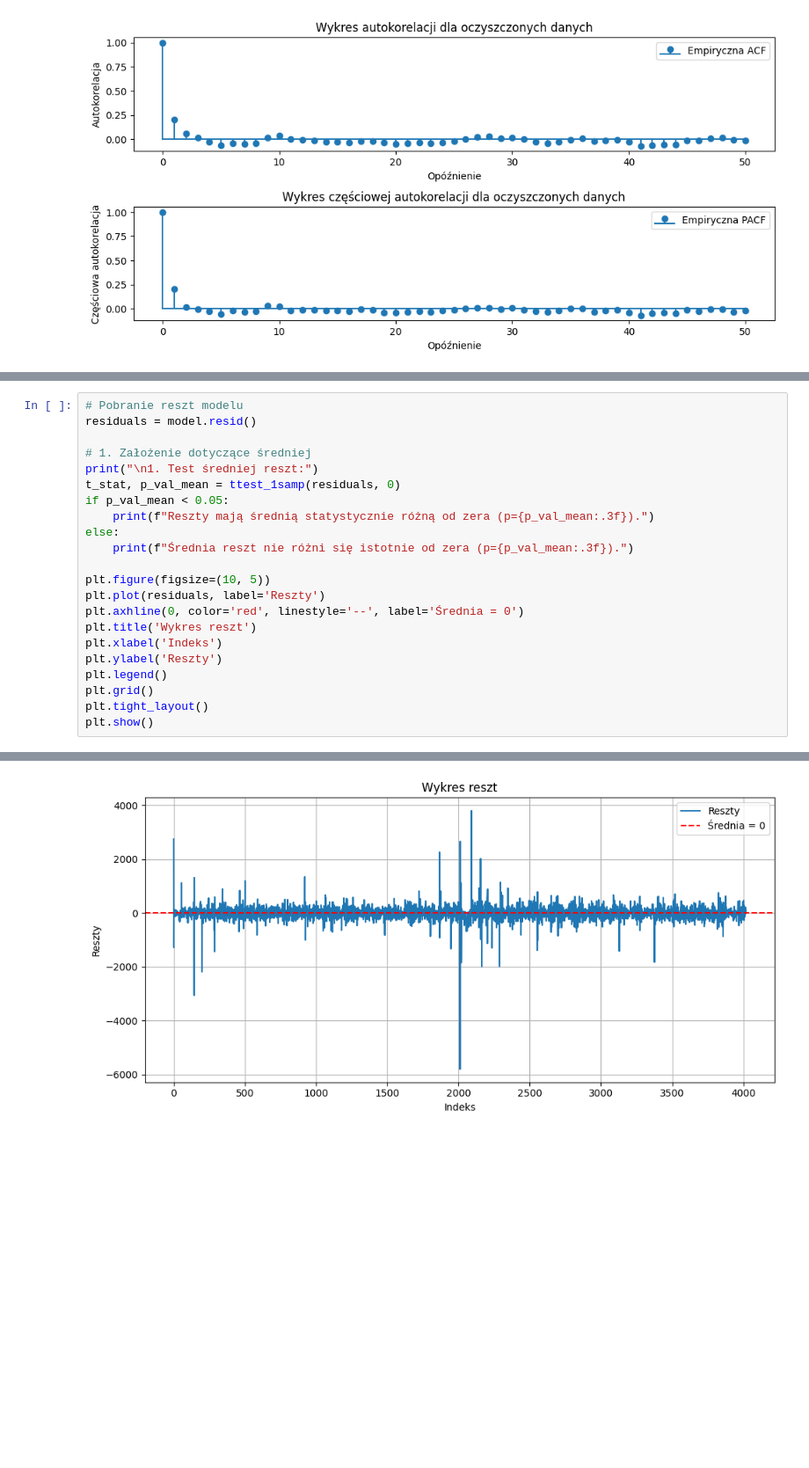
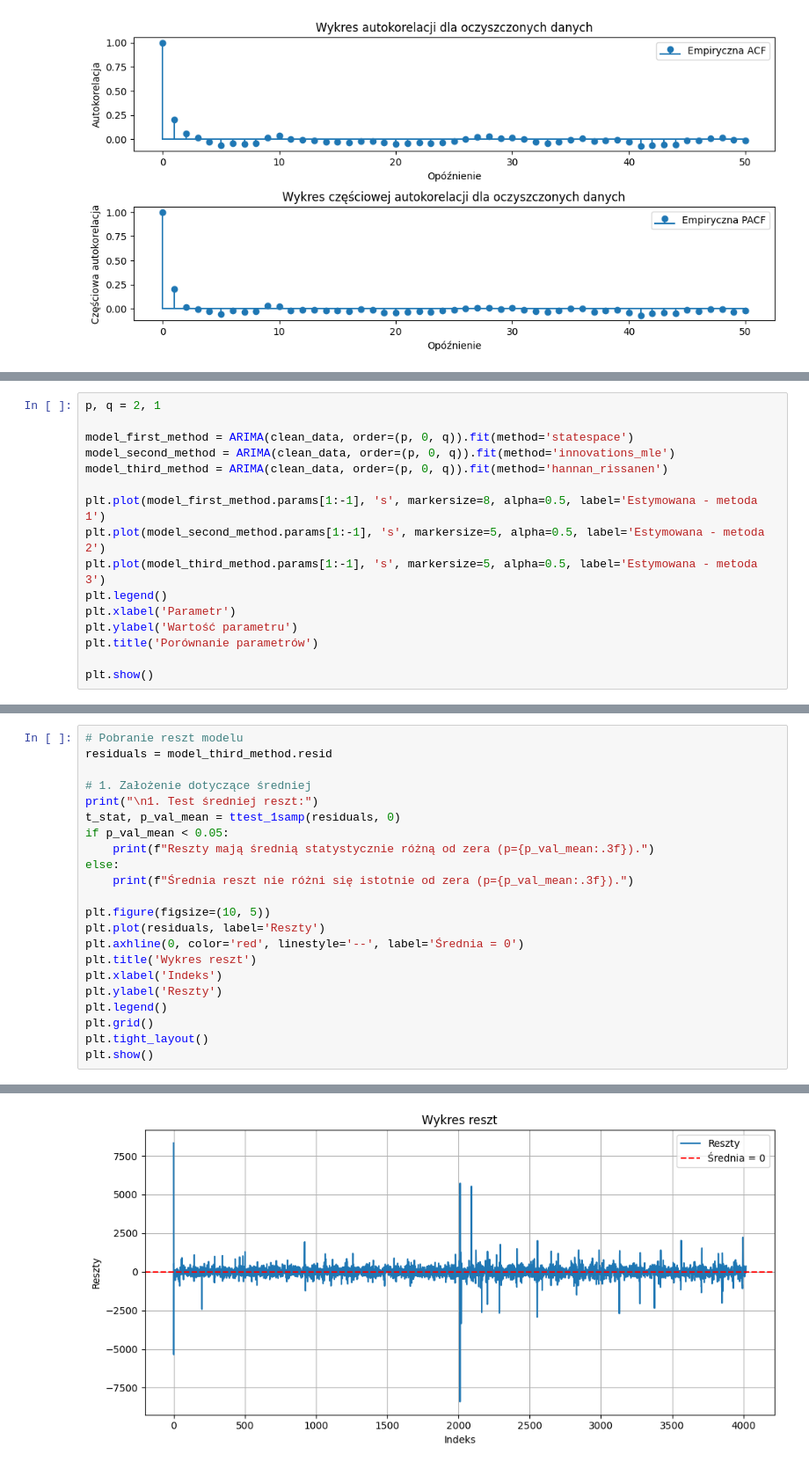
Before and after one commit to JKrempinska/kaszcz, a Jupyter notebook: dealing_with_data/analiza_danych.ipynb, the cells around one changed output, grey strips where cells are left out. Shown at 88% size. Cells and saved outputs as stored; diff of their text form; blank space fills up the shorter version.

```diff
--- a/dealing_with_data/analiza_danych.ipynb
+++ b/dealing_with_data/analiza_danych.ipynb
@@ -179,0 +228,16 @@ Warnings:
+# %%
+p, q = 2, 1
+
+model_first_method = ARIMA(clean_data, order=(p, 0, q)).fit(method='statespace')
+model_second_method = ARIMA(clean_data, order=(p, 0, q)).fit(method='innovations_mle')
+model_third_method = ARIMA(clean_data, order=(p, 0, q)).fit(method='hannan_rissanen')
+
+plt.plot(model_first_method.params[1:-1], 's', markersize=8, alpha=0.5, label='Estymowana - metoda 1')
+plt.plot(model_second_method.params[1:-1], 's', markersize=5, alpha=0.5, label='Estymowana - metoda 2')
+plt.plot(model_third_method.params[1:-1], 's', markersize=5, alpha=0.5, label='Estymowana - metoda 3')
+plt.legend()
+plt.xlabel('Parametr')
+plt.ylabel('Wartość parametru')
+plt.title('Porównanie parametrów')
+
+plt.show()
@@ -196,6 +262,6 @@ plt.show()
 # %%
 # Pobranie reszt modelu
-residuals = model.resid()
+residuals = model_third_method.resid
 
 # 1. Założenie dotyczące średniej
 print("\n1. Test średniej reszt:")
@@ -221,4 +287,4 @@ plt.show()
-[figure, old version]
+[figure, new version]
 # %%
 # 2. Założenie dotyczące wariancji
 print("\n2. Testy wariancji reszt:")
```
Also changed, not shown: parts of 18 cells of this notebook.
